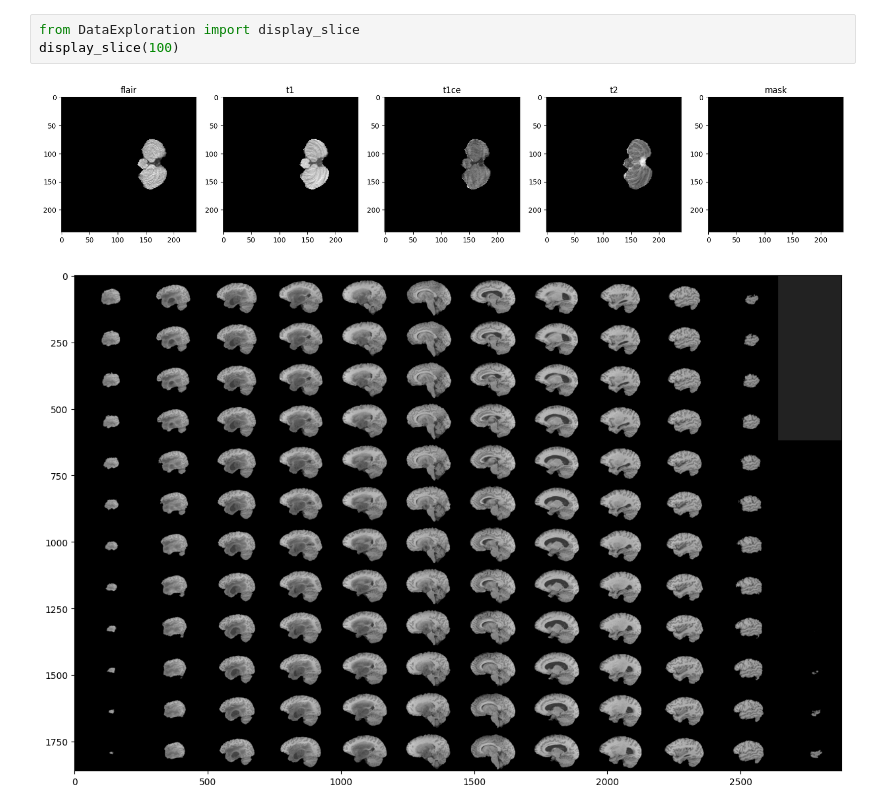
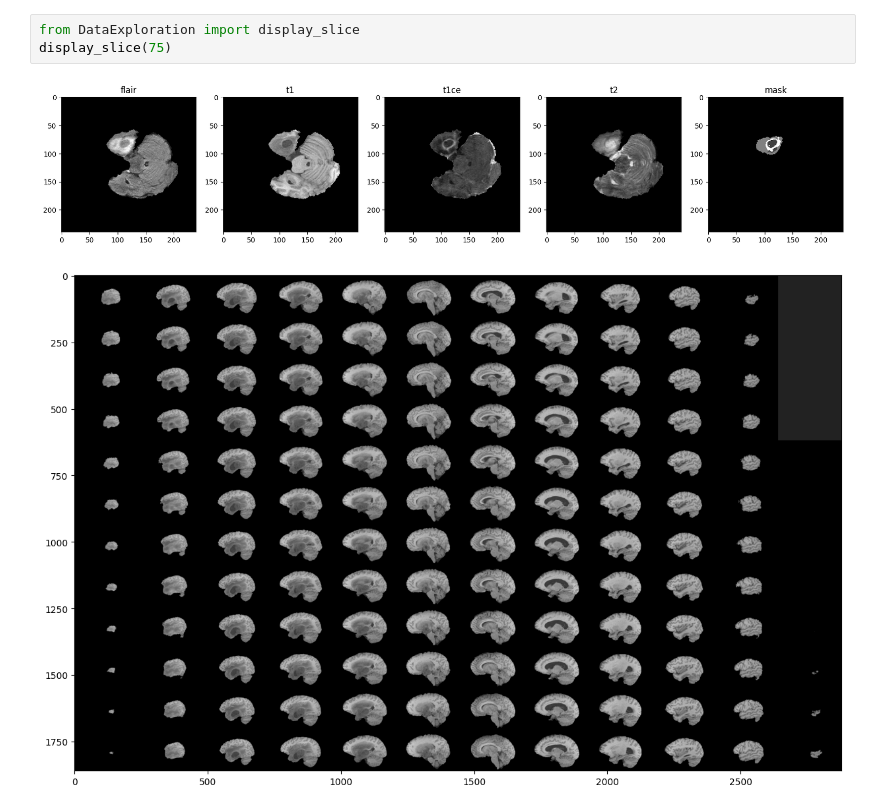
Before and after one commit to dgoodare/BrainTumorSegmentation, a Jupyter notebook: DataExploration.ipynb, the cells around one changed output. Saved outputs shown, nothing was run; the diff lists cells and outputs as text.

```diff
--- a/DataExploration.ipynb
+++ b/DataExploration.ipynb
@@ -13,7 +30,7 @@
 # %%
 from DataExploration import display_slice
-display_slice(100)
+display_slice(75)
 # %% [output]
-[figure, old version]
+[figure, new version]
 [figure]
 [figure]
```
Also changed, not shown: parts of 4 cells of this notebook, 7 other files.
